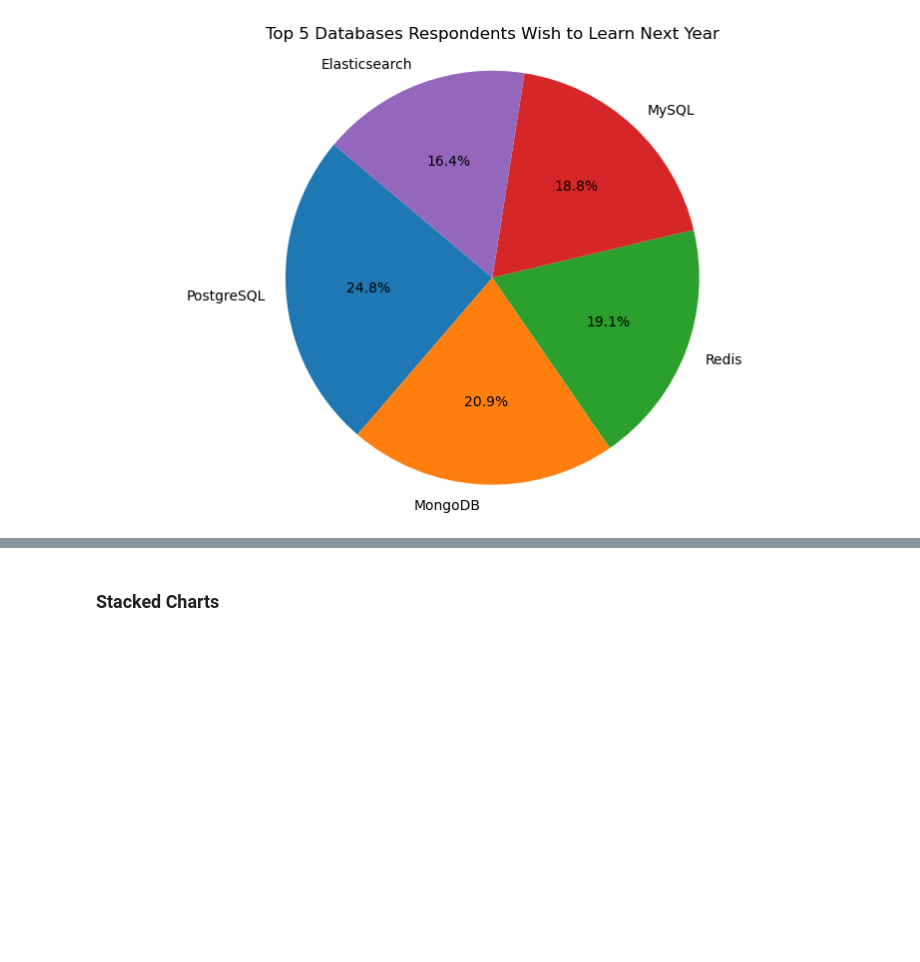
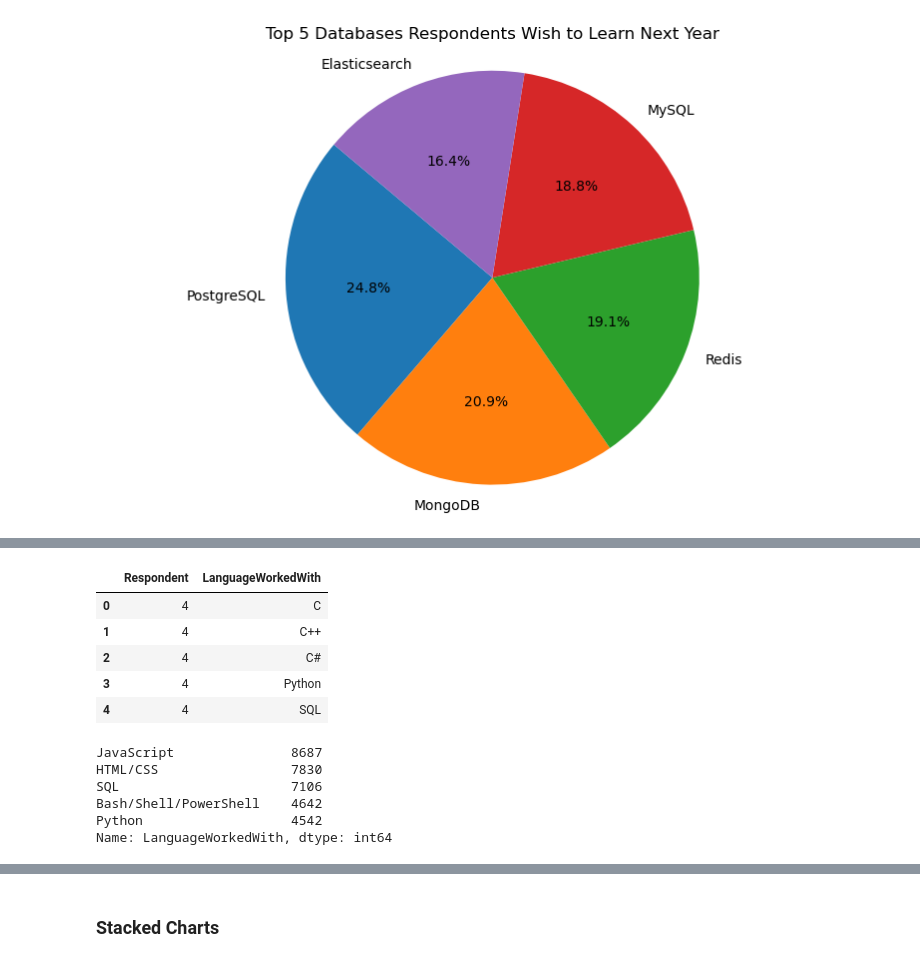
Before and after one commit to rozalskidawid/IBM_Capstone_Project, a Jupyter notebook: M4DataVisualization-lab.ipynb, the cells around one changed output, grey strips where cells are left out. Saved outputs shown, nothing was run; the diff lists cells and outputs as text; code cells hidden in the pictures; blank space fills up the shorter version.

```diff
--- a/M4DataVisualization-lab.ipynb
+++ b/M4DataVisualization-lab.ipynb
@@ -290,0 +317,25 @@ plt.show()
+# %%
+query = """
+SELECT * FROM LanguageWorkedWith
+"""
+df = pd.read_sql_query(query, conn)
+# %%
+df.head()
+# %% [output]
+|  | Respondent | LanguageWorkedWith |
+| 0 | 4 | C |
+| 1 | 4 | C++ |
+| 2 | 4 | C# |
+| 3 | 4 | Python |
+| 4 | 4 | SQL |
+# %%
+lanWorked_counts = df['LanguageWorkedWith'].value_counts()
+topLan = lanWorked_counts.head()
+topLan
+# %% [output]
+JavaScript               8687
+HTML/CSS                 7830
+SQL                      7106
+Bash/Shell/PowerShell    4642
+Python                   4542
+Name: LanguageWorkedWith, dtype: int64
```
Also changed, not shown: parts of 13 cells of this notebook.
